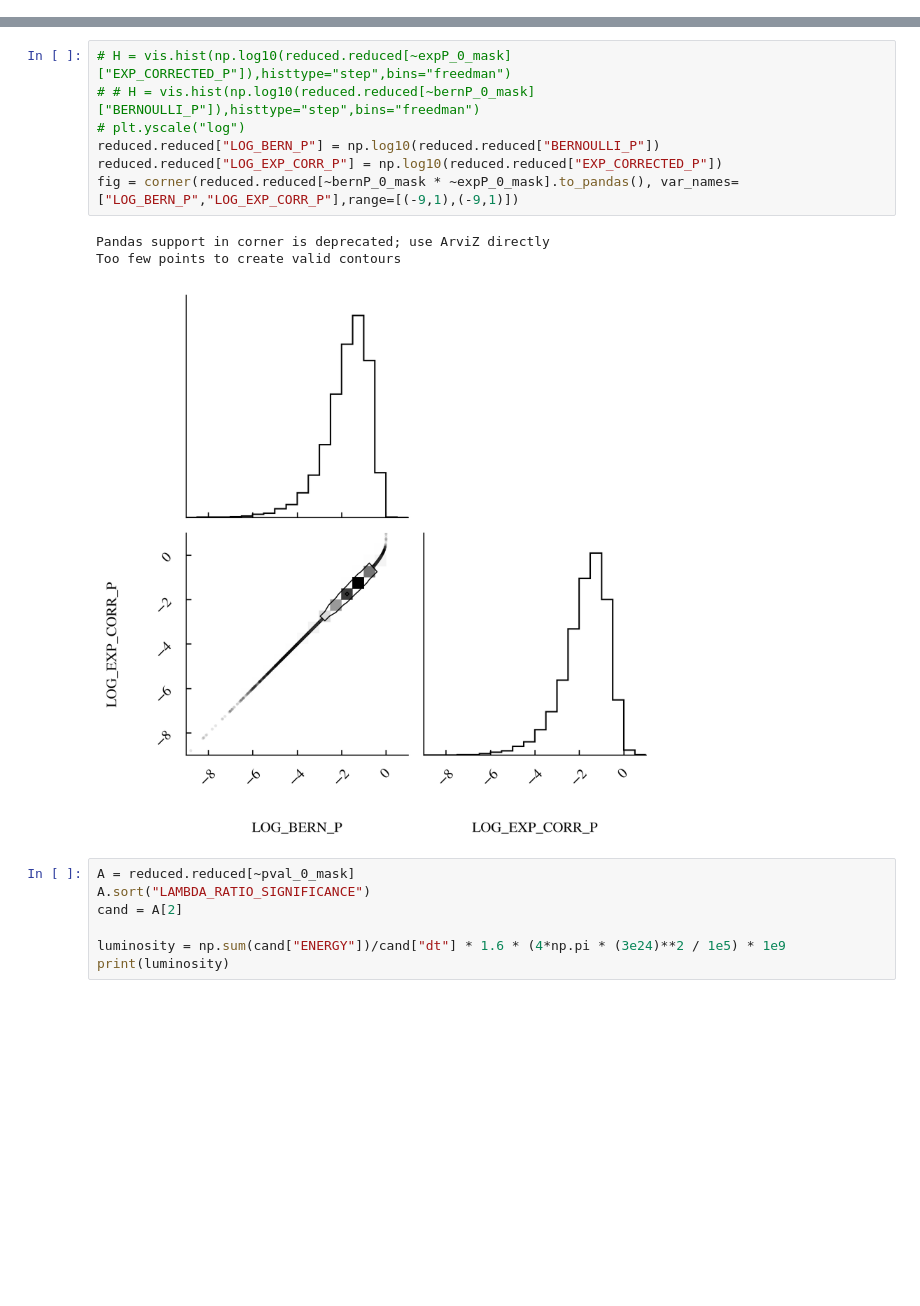
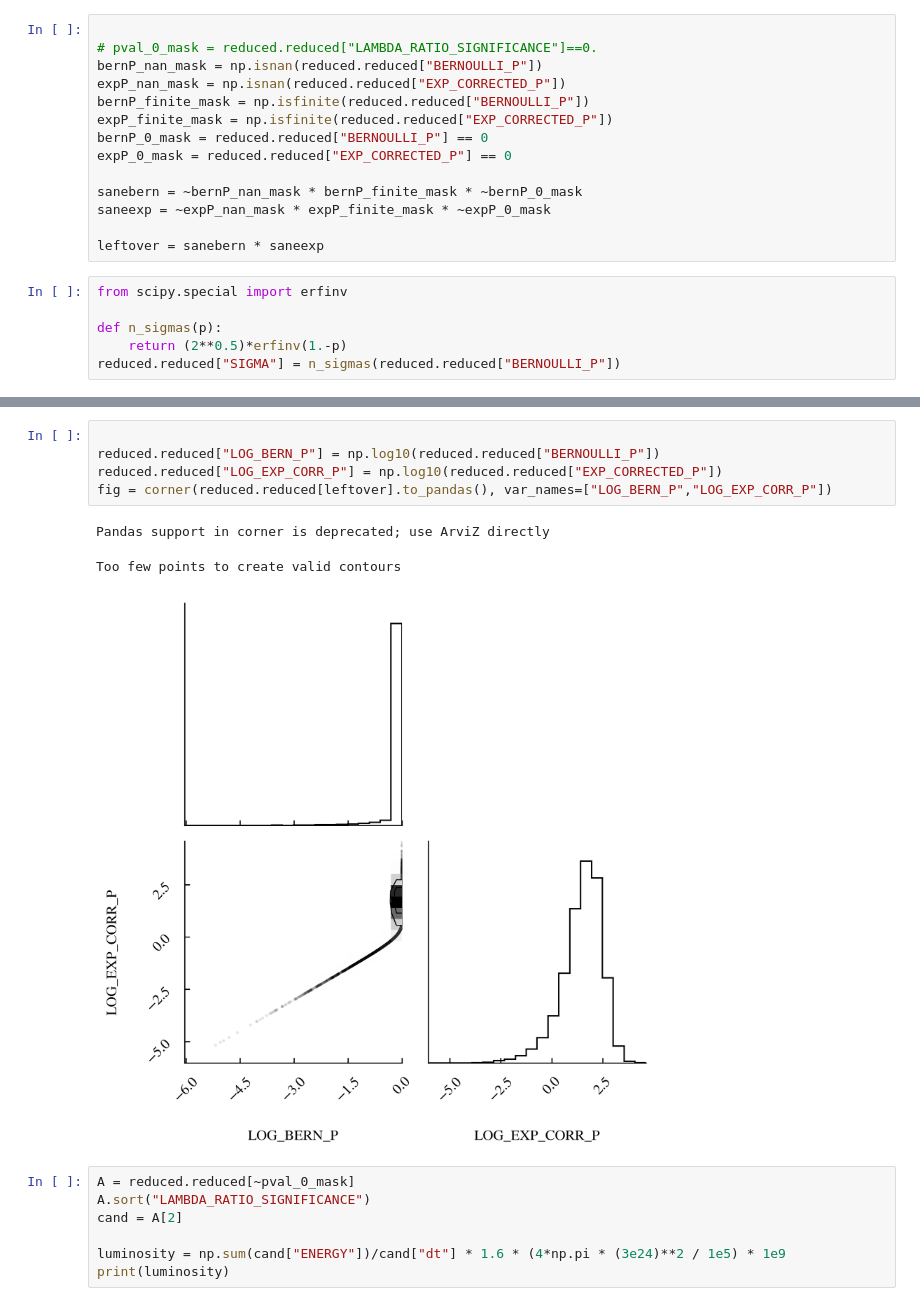
Before and after one commit to annanayjaitly/gamma_transients, a Jupyter notebook: testing/significance.ipynb, the cells around one changed output, grey strips where cells are left out. Cells and saved outputs as stored; diff of their text form; blank space fills up the shorter version.

```diff
--- a/testing/significance.ipynb
+++ b/testing/significance.ipynb
@@ -25,2 +21,22 @@ expP_0_mask = reduced.reduced["EXP_CORRECTED_P"]==0.
 # %% [output]
 Getting Reduced
+# %%
+
+# pval_0_mask = reduced.reduced["LAMBDA_RATIO_SIGNIFICANCE"]==0.
+bernP_nan_mask = np.isnan(reduced.reduced["BERNOULLI_P"])
+expP_nan_mask = np.isnan(reduced.reduced["EXP_CORRECTED_P"])
+bernP_finite_mask = np.isfinite(reduced.reduced["BERNOULLI_P"])
+expP_finite_mask = np.isfinite(reduced.reduced["EXP_CORRECTED_P"])
+bernP_0_mask = reduced.reduced["BERNOULLI_P"] == 0
+expP_0_mask = reduced.reduced["EXP_CORRECTED_P"] == 0
+
+sanebern = ~bernP_nan_mask * bernP_finite_mask * ~bernP_0_mask
+saneexp = ~expP_nan_mask * expP_finite_mask * ~expP_0_mask
+
+leftover = sanebern * saneexp
+# %%
+from scipy.special import erfinv
+
+def n_sigmas(p):
+    return (2**0.5)*erfinv(1.-p)
+reduced.reduced["SIGMA"] = n_sigmas(reduced.reduced["BERNOULLI_P"])
@@ -27,14 +71,12 @@ Getting Reduced
 # %%
-# H = vis.hist(np.log10(reduced.reduced[~expP_0_mask]["EXP_CORRECTED_P"]),histtype="step",bins="freedman")
-# # H = vis.hist(np.log10(reduced.reduced[~bernP_0_mask]["BERNOULLI_P"]),histtype="step",bins="freedman")
-# plt.yscale("log")
+
 reduced.reduced["LOG_BERN_P"] = np.log10(reduced.reduced["BERNOULLI_P"])
 reduced.reduced["LOG_EXP_CORR_P"] = np.log10(reduced.reduced["EXP_CORRECTED_P"])
-fig = corner(reduced.reduced[~bernP_0_mask * ~expP_0_mask].to_pandas(), var_names=["LOG_BERN_P","LOG_EXP_CORR_P"],range=[(-9,1),(-9,1)])
+fig = corner(reduced.reduced[leftover].to_pandas(), var_names=["LOG_BERN_P","LOG_EXP_CORR_P"])
 # %% [output]
 Pandas support in corner is deprecated; use ArviZ directly
-Too few points to create valid contours
+Too few points to create valid contours
-[figure, old version]
+[figure, new version]
 # %%
 A = reduced.reduced[~pval_0_mask]
 A.sort("LAMBDA_RATIO_SIGNIFICANCE")
```
Also changed, not shown: parts of 10 cells of this notebook, 8 other files.
